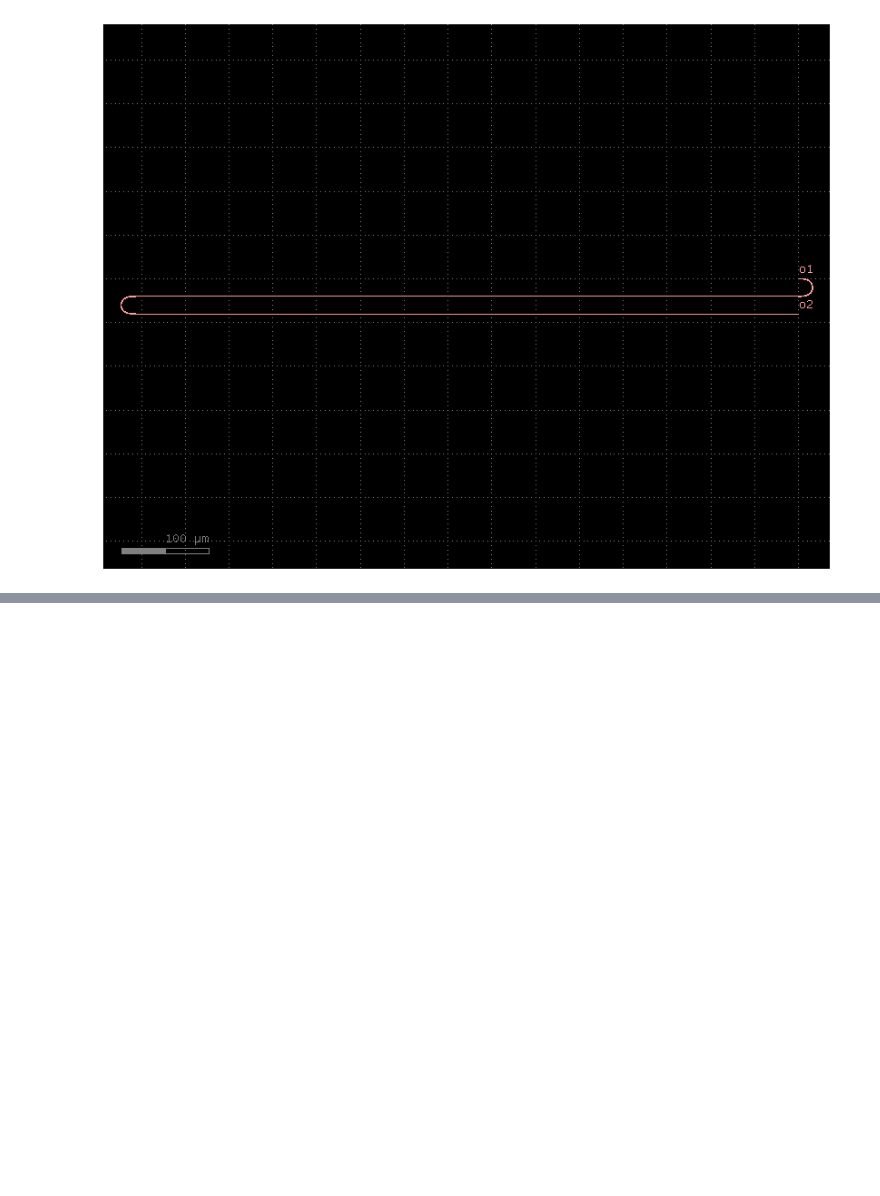
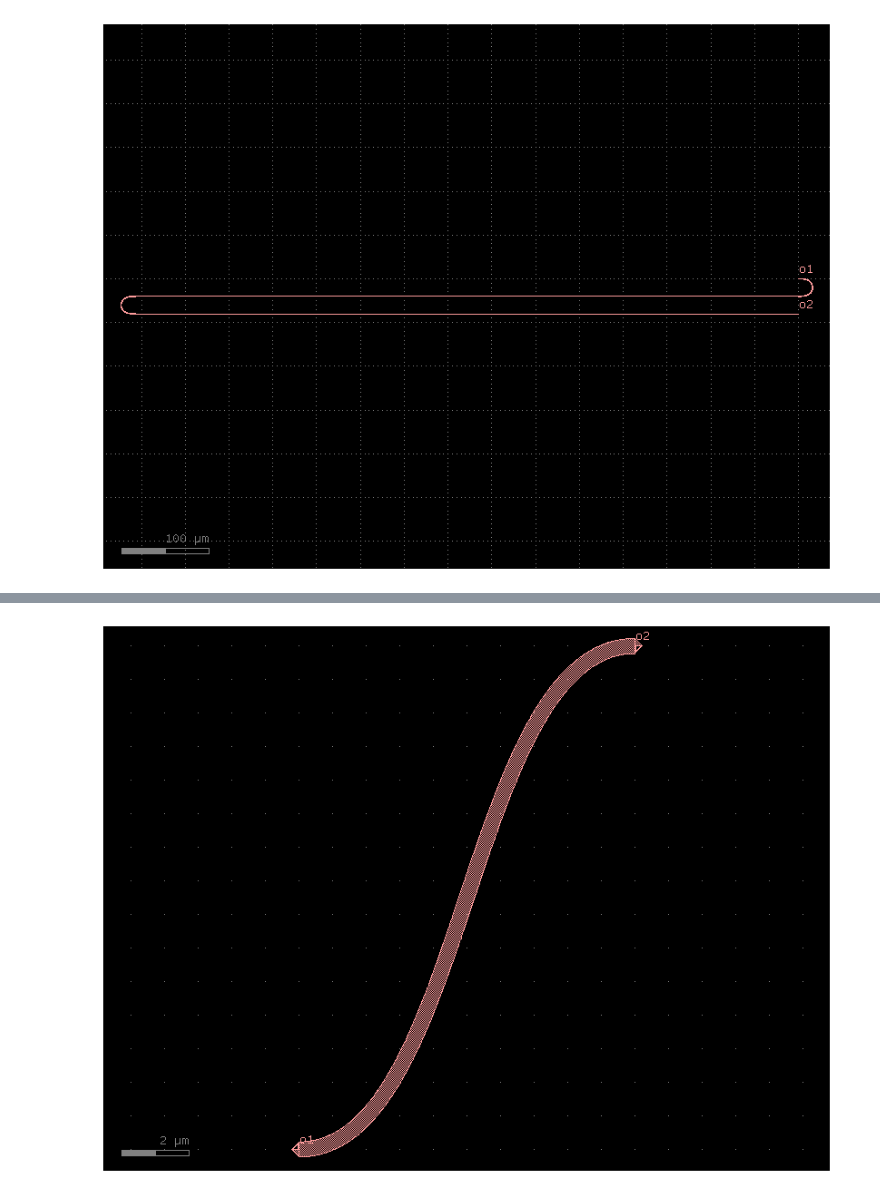
Before and after one commit to mromgar1/pic-upv-lab5-finalproject, a Jupyter notebook: LAYOUT_SOI.ipynb, the cells around one changed output, grey strips where cells are left out. Saved outputs shown, nothing was run; the diff lists cells and outputs as text; code cells hidden in the pictures; blank space fills up the shorter version.

```diff
--- a/LAYOUT_SOI.ipynb
+++ b/LAYOUT_SOI.ipynb
@@ -266,0 +292,10 @@ c.show()
+# %%
+import gdsfactory as gf
+
+gf.gpdk.PDK.activate()
+
+c = cells.bend_s(size = [10, 15], cross_section = "strip", width = 0.45, allow_min_radius_violation = True)
+c.draw_ports()
+c.plot()
+# %% [output]
+[figure, added]
```
Also changed, not shown: parts of 2 cells of this notebook.
